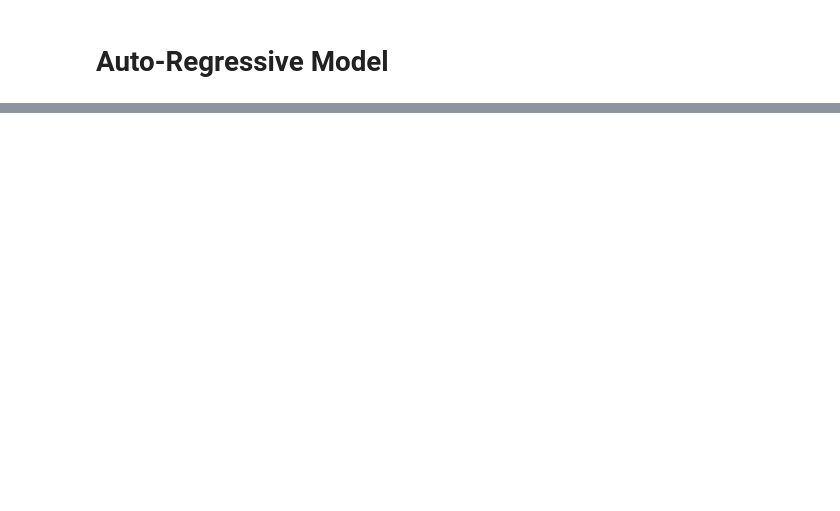
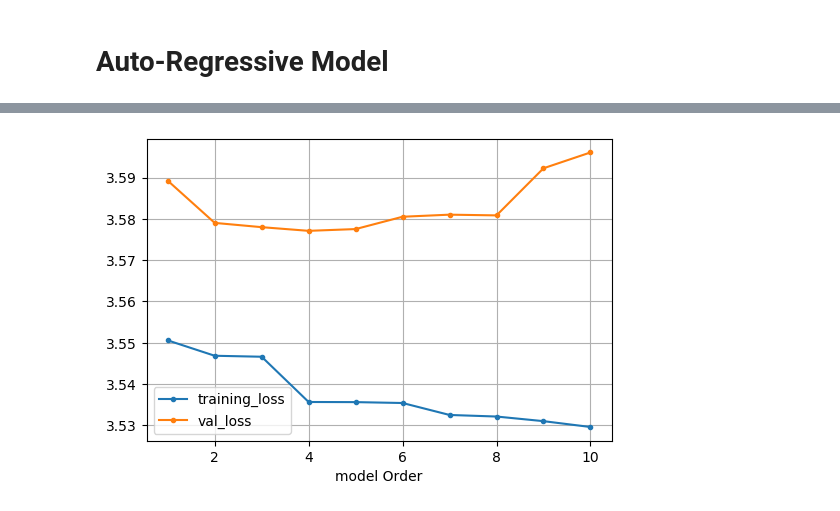
Before and after one commit to rkraig/DLA, a Jupyter notebook: 202008_codingChallenges/20200904_madrid/madridWeather.ipynb, the cells around one changed output, grey strips where cells are left out. Saved outputs shown, nothing was run; the diff lists cells and outputs as text; code cells hidden in the pictures; blank space fills up the shorter version.

```diff
--- a/202008_codingChallenges/20200904_madrid/madridWeather.ipynb
+++ b/202008_codingChallenges/20200904_madrid/madridWeather.ipynb
@@ -1052,0 +1086,18 @@ https://cran.r-project.org/web/packages/imputeTS/imputeTS.pdf
+# %%
+y_val = (seasModelResiduals_val[2][maxOrder_AR:])
+X_val = pd.DataFrame(index=y_val.index,columns=['x%d'%oo for oo in orders])
+for offset in orders:
+    X_val['x%d'%offset] = seasModelResiduals_val[2][(maxOrder_AR-offset):-offset] \
+                            .reset_index().set_index(y_val.index).drop('date',axis=1)
+# %%
+(AR_predictions_val,AR_residuals_val) = ([None],[None])
+for j in orders:
+    pred=AR_params[j].const
+    for i in range(1,1+j):
+        pred += AR_params[j]['x%d'%i]*X_val['x%d'%i]
+    AR_predictions_val.append(pred)
+    AR_residuals_val.append(y_val-pred)
+# %%
+MSE_AR_val= pd.Series([AR_residuals_val[oo].var() for oo in orders],index=orders,name='MSE')
+RMSE_AR_val= pd.Series([AR_residuals_val[oo].std() for oo in orders],index=orders,name='RMSE')
+MAE_AR_val = pd.Series([AR_residuals_val[oo].abs().mean() for oo in orders],index=orders,name='MAE')
@@ -1052,0 +1146,9 @@ https://cran.r-project.org/web/packages/imputeTS/imputeTS.pdf
+# %%
+AR_Metrics_loss = pd.DataFrame({'training_loss':MSE_AR_train \
+              ,'val_loss':MSE_AR_val},index=MSE_AR_train.index)
+AR_Metrics_MAE = pd.DataFrame({'training_MAE':MAE_AR_train \
+              ,'val_MAE':MAE_AR_val},index=MAE_AR_train.index)
+# %%
+plot_series(AR_Metrics_loss,['training_loss','val_loss'],'.-',figsize=(6,4),xlabel='model Order')
+# %% [output]
+[figure, added]
```
Also changed, not shown: parts of 114 cells of this notebook.
